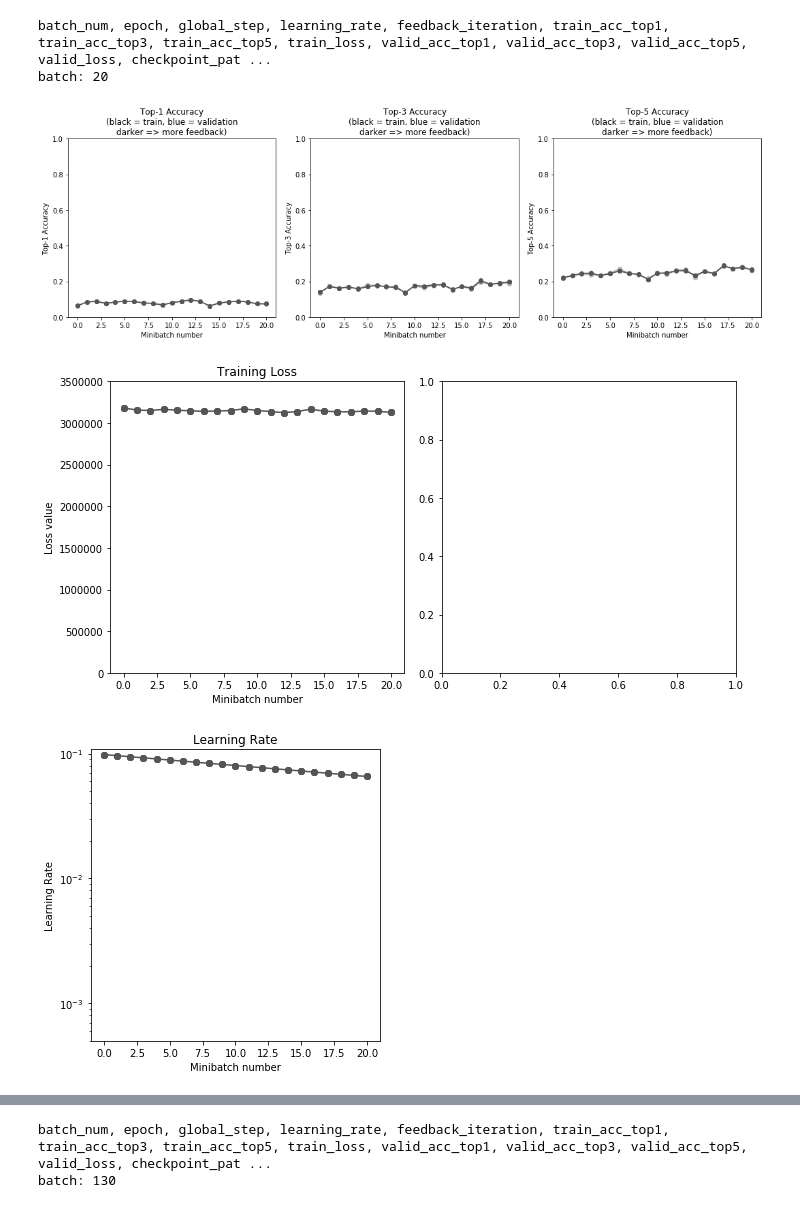
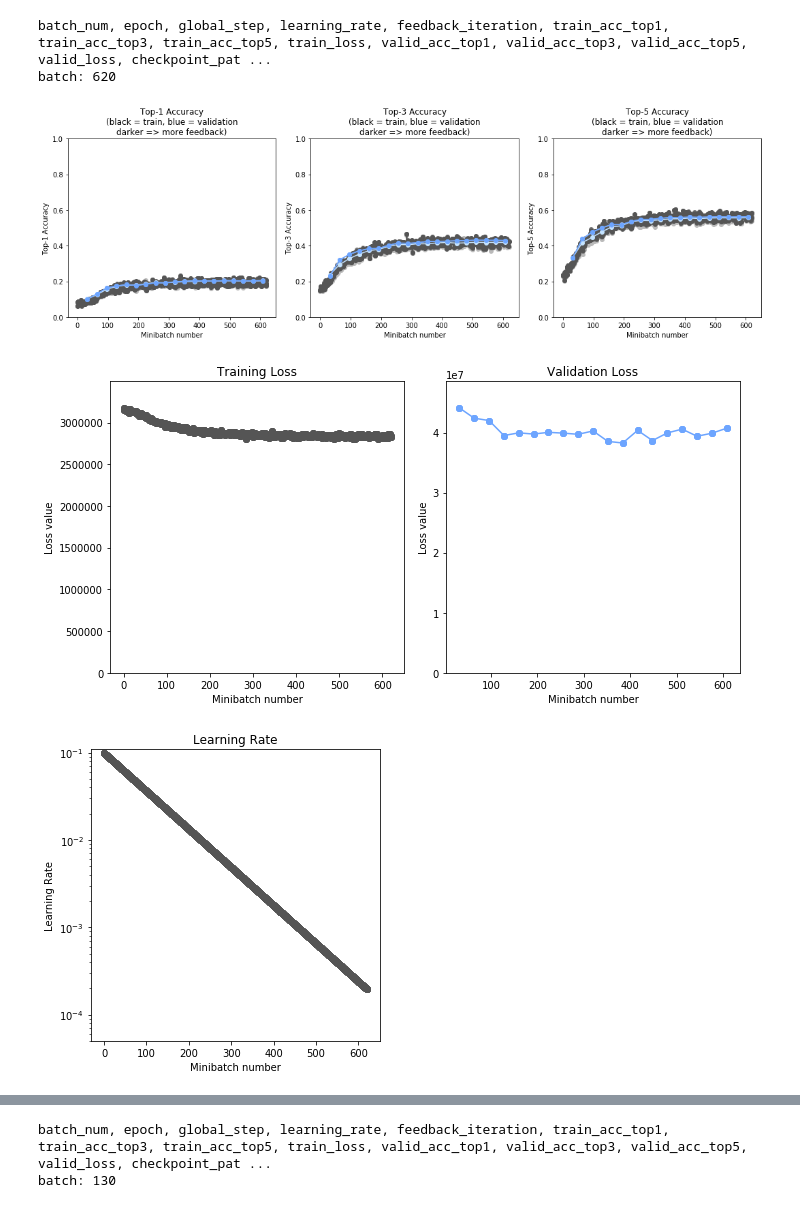
Before and after one commit to StanfordVisionSystems/vfeedbacknet, a Jupyter notebook: notebooks/vfeedbacknet_results.ipynb, the cells around one changed output, grey strips where cells are left out. Drawn from its saved outputs; the diff is of its cells as text; code cells hidden in the pictures.

Commit message:
added a 9th model

```diff
--- a/notebooks/vfeedbacknet_results.ipynb
+++ b/notebooks/vfeedbacknet_results.ipynb
@@ -159,7 +159,7 @@ def plot_learning_rate(data):
         learning_rate = list(map(lambda x : x['learning_rate'], data))
 
         ax1 = fig.add_subplot(111)
-        ax1.set_ylim([0.0005, 1.1*max(learning_rate)])
+        ax1.set_ylim([0.00005, 1.1*max(learning_rate)])
         ax1.set_title('Learning Rate')
         ax1.set_xlabel('Minibatch number')
         ax1.set_ylabel('Learning Rate')
@@ -178,15 +185,16 @@ plot_learning_rate(data)
 # %%
 # Name: model7
-header, data = get_data(os.path.join(EXPERIMENT_DIR, 'vfeedbacknet_model7', 'training_log.csv'))
+# VGG16 preprocess conv layer is now more reasonable (3x3x512 conv)
+header, data = get_data(os.path.join(EXPERIMENT_DIR, '20bn/vfeedbacknet_model7', 'training_log.csv'))
 plot_accuracy(data, num_feedback=3, ylim=1)
 plot_loss(data)
 plot_learning_rate(data)
 # %% [output]
 batch_num, epoch, global_step, learning_rate, feedback_iteration, train_acc_top1, train_acc_top3, train_acc_top5, train_loss, valid_acc_top1, valid_acc_top3, valid_acc_top5, valid_loss, checkpoint_pat ...
-batch: 20
+batch: 620
-[figure, old version]
+[figure, new version]
-[figure, old version]
+[figure, new version]
-[figure, old version]
+[figure, new version]
 # %%
 # Name: model6
 # VGG16 preprocess conv layer is now more reasonable (3x3x512 conv)
```
Also changed, not shown: parts of 4 cells of this notebook, 3 other files.
